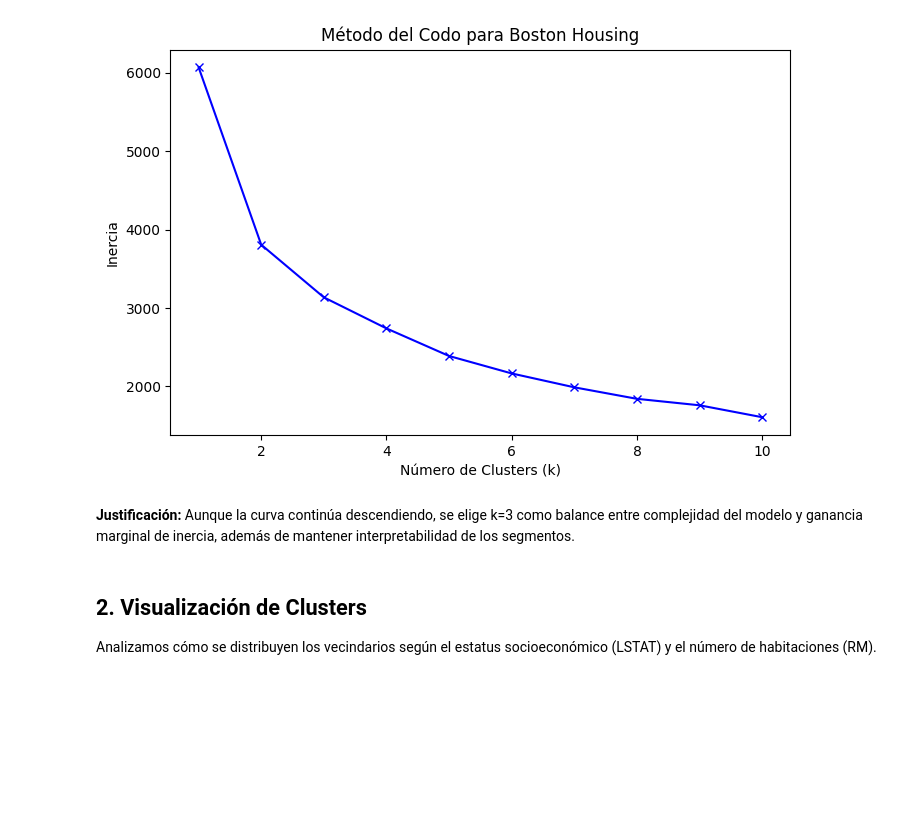
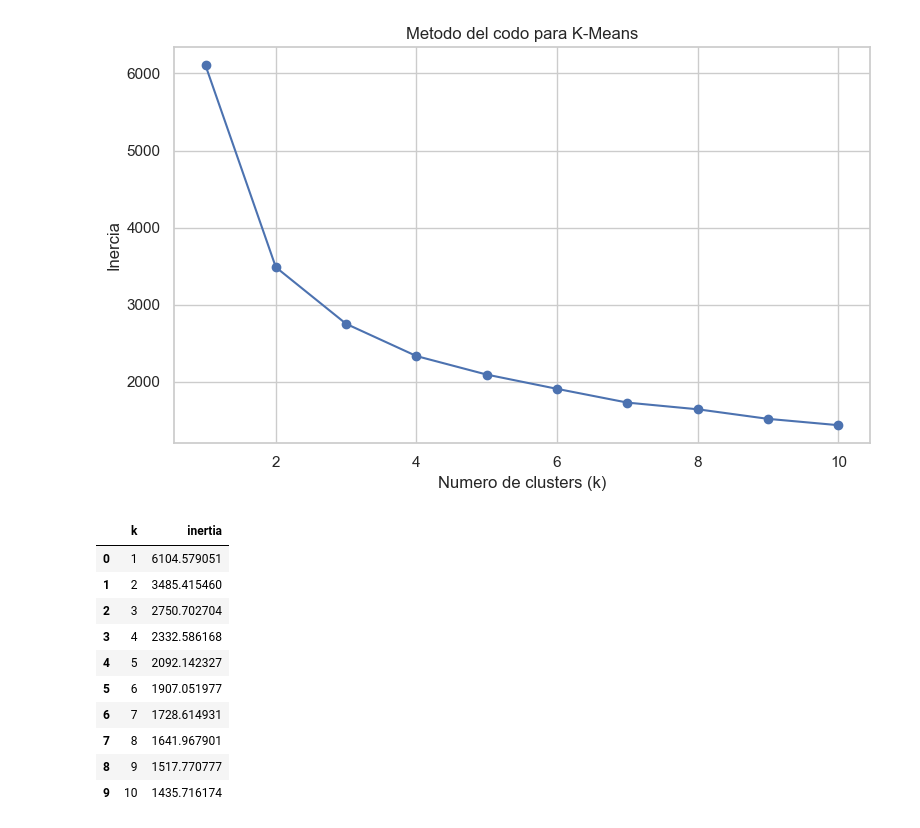
Before and after one commit to alexfdzv/Boston-Housing-Project, a Jupyter notebook: notebooks/04Kmeans.ipynb, the cells around one changed output. Saved outputs shown, nothing was run; the diff lists cells and outputs as text; code cells hidden in the pictures; blank space fills up the shorter version.

Commit message:
update kmeans

```diff
--- a/notebooks/04Kmeans.ipynb
+++ b/notebooks/04Kmeans.ipynb
@@ -44,22 +60,36 @@ Para determinar el número óptimo de clusters ($k$), evaluamos la inercia (suma
 # %%
 inertias = []
-K_range = range(1, 11)
+k_values = range(1, 11)
 
-for k in K_range:
-    kmeans = KMeans(n_clusters=k, random_state=42, n_init=10)
-    kmeans.fit(X)
-    inertias.append(kmeans.inertia_)
+for k in k_values:
+    model = KMeans(
+        n_clusters=k,
+        random_state=kmeans_params["random_state"],
+        init=kmeans_params["init"],
+        n_init=kmeans_params["n_init"],
+    )
+    model.fit(X)
+    inertias.append(model.inertia_)
 
 plt.figure(figsize=(8, 5))
-plt.plot(K_range, inertias, 'bx-')
-plt.xlabel('Número de Clusters (k)')
-plt.ylabel('Inercia')
-plt.title('Método del Codo para Boston Housing')
+plt.plot(list(k_values), inertias, marker="o")
+plt.xlabel("Numero de clusters (k)")
+plt.ylabel("Inercia")
+plt.title("Metodo del codo para K-Means")
+plt.tight_layout()
 plt.show()
+
+pd.DataFrame({"k": list(k_values), "inertia": inertias})
 # %% [output]
-[figure, old version]
+[figure, new version]
+|  | k | inertia |
+| 0 | 1 | 6104.579051 |
+| 1 | 2 | 3485.415460 |
+| 2 | 3 | 2750.702704 |
+| 3 | 4 | 2332.586168 |
+| 4 | 5 | 2092.142327 |
+| 5 | 6 | 1907.051977 |
+| 6 | 7 | 1728.614931 |
+| 7 | 8 | 1641.967901 |
+| 8 | 9 | 1517.770777 |
+| 9 | 10 | 1435.716174 |
-# %% [markdown]
-**Justificación:** Aunque la curva continúa descendiendo, se elige k=3 como balance entre complejidad del modelo y ganancia marginal de inercia, además de mantener interpretabilidad de los segmentos.
-# %% [markdown]
-## 2. Visualización de Clusters
-Analizamos cómo se distribuyen los vecindarios según el estatus socioeconómico (LSTAT) y el número de habitaciones (RM).
```
Also changed, not shown: parts of 22 cells of this notebook.
